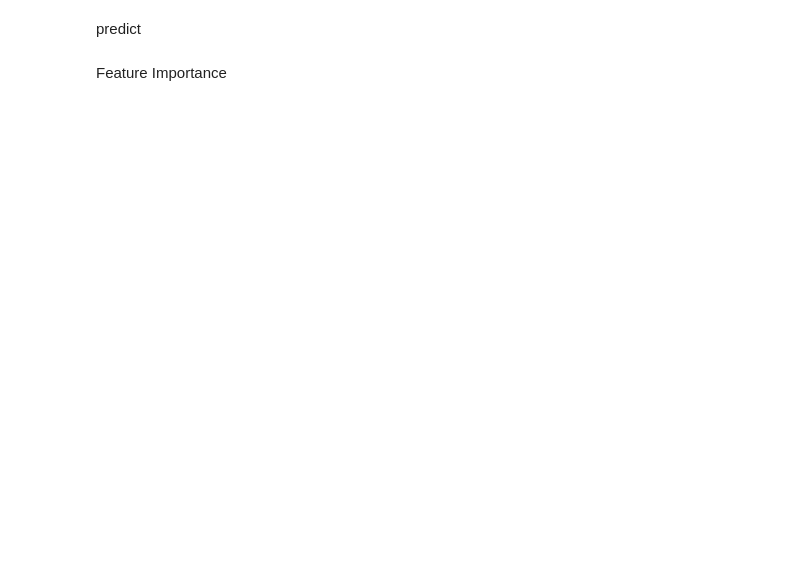
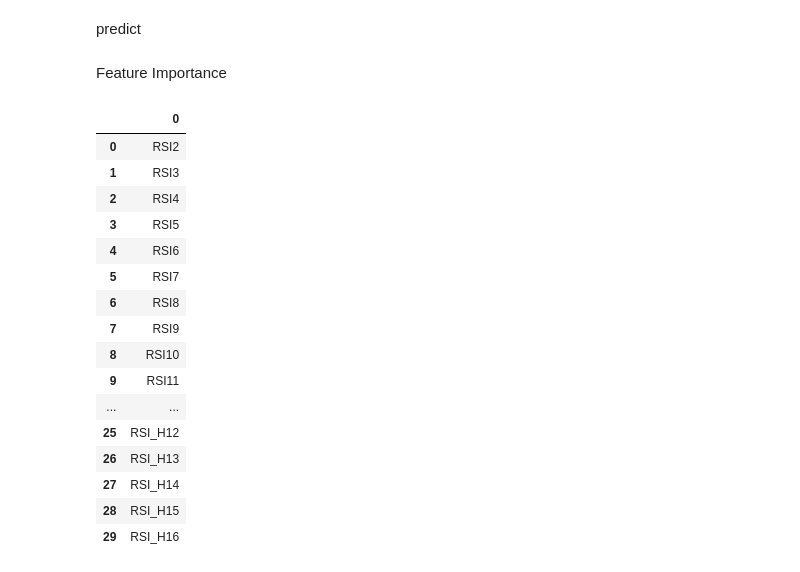
Before and after one commit to LonSilent/Big-Data-Analytics, a Jupyter notebook: 1201_cv5_rsi_hyperparameter_tuning_maxbin_numtree_maxDepth.ipynb, the cells around one changed output. Saved outputs shown, nothing was run; the diff lists cells and outputs as text; code cells hidden in the pictures; blank space fills up the shorter version.

```diff
--- a/1201_cv5_rsi_hyperparameter_tuning_maxbin_numtree_maxDepth.ipynb
+++ b/1201_cv5_rsi_hyperparameter_tuning_maxbin_numtree_maxDepth.ipynb
@@ -356,10 +400,26 @@ Feature Importance
 # %%
 pd.DataFrame(["RSI2","RSI3","RSI4","RSI5","RSI6","RSI7","RSI8"
 ,"RSI9","RSI10","RSI11","RSI12","RSI13","RSI14","RSI15"
-,"RSI17","RSI_V2","RSI_V3","RSI_V4","RSI_V5","RSI_V6"
-,"RSI_V7","RSI_V8","RSI_V9","RSI_V10","RSI_V11","RSI_V12"
-,"RSI_V13","RSI_V14","RSI_V15","RSI_V16","RSI_H2","RSI_H3"
-,"RSI_H4","RSI_H5","RSI_H6","RSI_H7","RSI_H8","RSI_H9"
-,"RSI_H10","RSI_H11","RSI_H12","RSI_H13","RSI_H14","RSI_H15","RSI_H16"])
+,"RSI17","RSI_H2","RSI_H3","RSI_H4","RSI_H5","RSI_H6"
+,"RSI_H7","RSI_H8","RSI_H9","RSI_H10","RSI_H11","RSI_H12"
+,"RSI_H13","RSI_H14","RSI_H15","RSI_H16"])
+# %% [output]
+|  | 0 |
+| 0 | RSI2 |
+| 1 | RSI3 |
+| 2 | RSI4 |
+| 3 | RSI5 |
+| 4 | RSI6 |
+| 5 | RSI7 |
+| 6 | RSI8 |
+| 7 | RSI9 |
+| 8 | RSI10 |
+| 9 | RSI11 |
+| ... | ... |
+| 25 | RSI_H12 |
+| 26 | RSI_H13 |
+| 27 | RSI_H14 |
+| 28 | RSI_H15 |
+| 29 | RSI_H16 |
 # %%
 print(model.stages[2]._call_java('toDebugString'))
```
Also changed, not shown: parts of 14 cells of this notebook, 2 other files.
